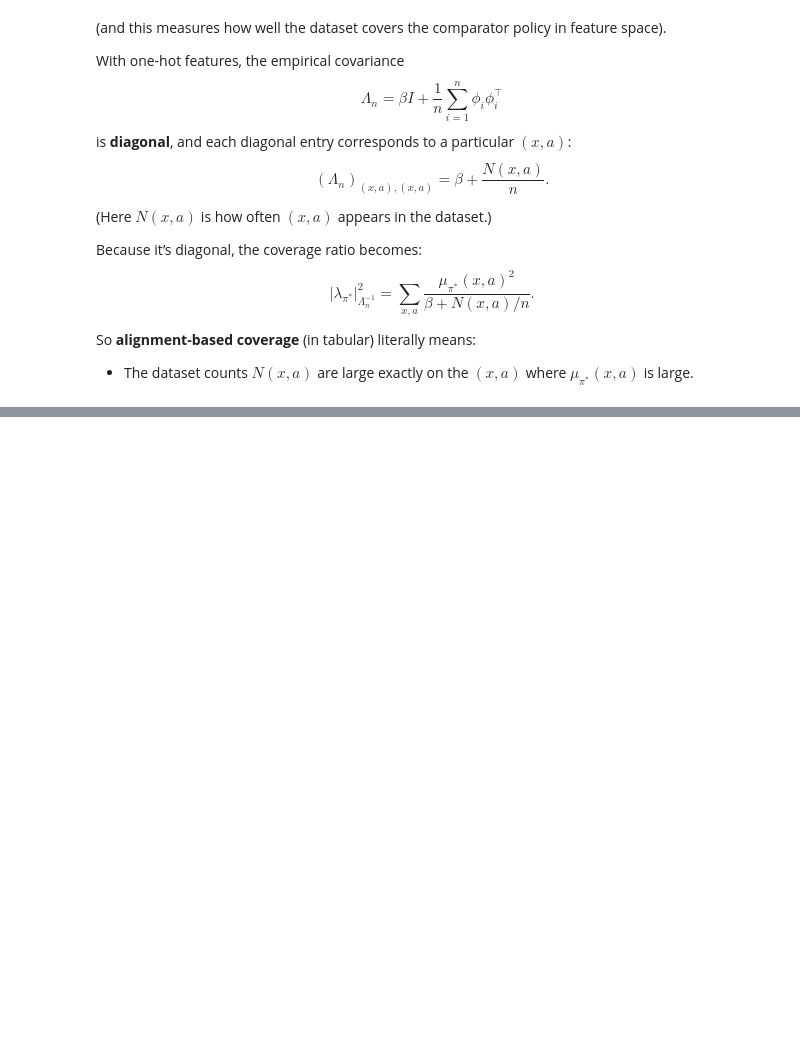
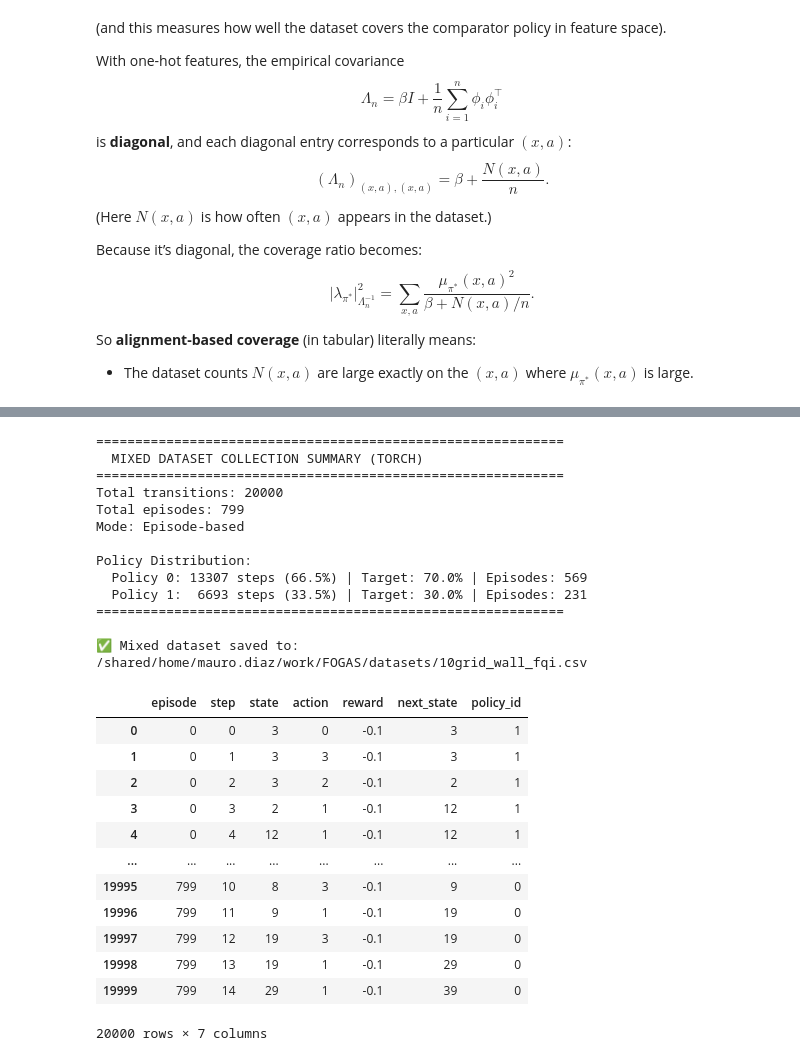
Before and after one commit to maaurod/FOGAS, a Jupyter notebook: testing_vectorized/10grid_wall_torch.ipynb, the cells around one changed output, grey strips where cells are left out. Saved outputs shown, nothing was run; the diff lists cells and outputs as text; code cells hidden in the pictures; blank space fills up the shorter version.

```diff
--- a/testing_vectorized/10grid_wall_torch.ipynb
+++ b/testing_vectorized/10grid_wall_torch.ipynb
@@ -648,0 +772,61 @@ KeyboardInterrupt:
+# %%
+walls = [4, 11, 14, 17, 21, 22, 27, 34, 37, 40, 42, 43, 44, 45, 46, 47, 49, 54, 62, 64, 66, 72, 76, 82, 84, 86, 87, 94]
+pits = [18, 32, 57, 61, 75]
+goal = [99]
+
+# Configure the probabilities:
+# 80% of trajectories start in a random "safe" state
+# 20% of trajectories start in the fixed initial state (x0)
+reset_options = {
+    'random': 0.8,
+    'x0': 0.2
+}
+
+# Initialize the collector with these options
+collector = EnvDataCollector(
+    mdp=mdp,
+    env_name="10grid_wall",
+    restricted_states=walls,  # These will never be starting states
+    terminal_states=pits + goal, # Terminal states are also excluded
+    reset_probs=reset_options,
+    max_steps=50
+)
+DATASET_PATH2 = PROJECT_ROOT / "datasets" / "10grid_wall_fqi.csv"
+
+epsilon_policy = (mdp.pi_star, 0.3)
+# Use it in your mixed dataset collection
+collector.collect_mixed_dataset(
+    policies=[epsilon_policy, "random"],  # First policy is epsilon-greedy pi_star
+    proportions=[0.7, 0.3],               # 70% epsilon-greedy, 30% fully random
+    n_steps=20000,
+    episode_based=True,
+    save_path=str(DATASET_PATH2),
+    verbose=True
+)
+# %% [output]
+============================================================
+  MIXED DATASET COLLECTION SUMMARY (TORCH)
+============================================================
+Total transitions: 20000
+Total episodes: 799
+Mode: Episode-based
+
+Policy Distribution:
+  Policy 0: 13307 steps (66.5%) | Target: 70.0% | Episodes: 569
+  Policy 1:  6693 steps (33.5%) | Target: 30.0% | Episodes: 231
+============================================================
+
+✅ Mixed dataset saved to: /shared/home/mauro.diaz/work/FOGAS/datasets/10grid_wall_fqi.csv
+|  | episode | step | state | action | reward | next_state | policy_id |
+| 0 | 0 | 0 | 3 | 0 | -0.1 | 3 | 1 |
+| 1 | 0 | 1 | 3 | 3 | -0.1 | 3 | 1 |
+| 2 | 0 | 2 | 3 | 2 | -0.1 | 2 | 1 |
+| 3 | 0 | 3 | 2 | 1 | -0.1 | 12 | 1 |
+| 4 | 0 | 4 | 12 | 1 | -0.1 | 12 | 1 |
+| ... | ... | ... | ... | ... | ... | ... | ... |
+| 19995 | 799 | 10 | 8 | 3 | -0.1 | 9 | 0 |
+| 19996 | 799 | 11 | 9 | 1 | -0.1 | 19 | 0 |
+| 19997 | 799 | 12 | 19 | 3 | -0.1 | 19 | 0 |
+| 19998 | 799 | 13 | 19 | 1 | -0.1 | 29 | 0 |
+| 19999 | 799 | 14 | 29 | 1 | -0.1 | 39 | 0 |
+20000 rows × 7 columns
```
Also changed, not shown: parts of 14 cells of this notebook, 14 other files.
